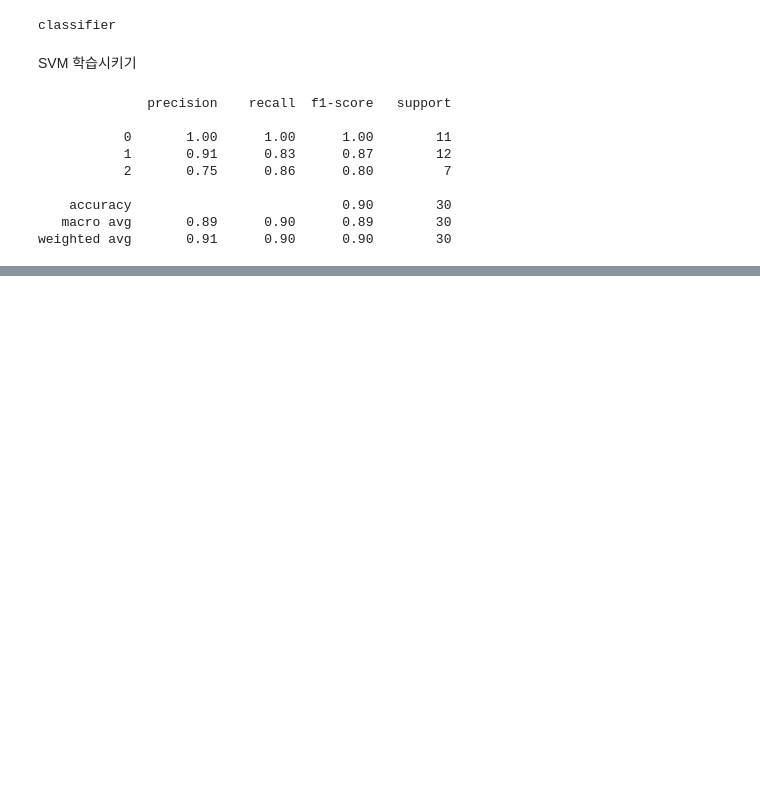
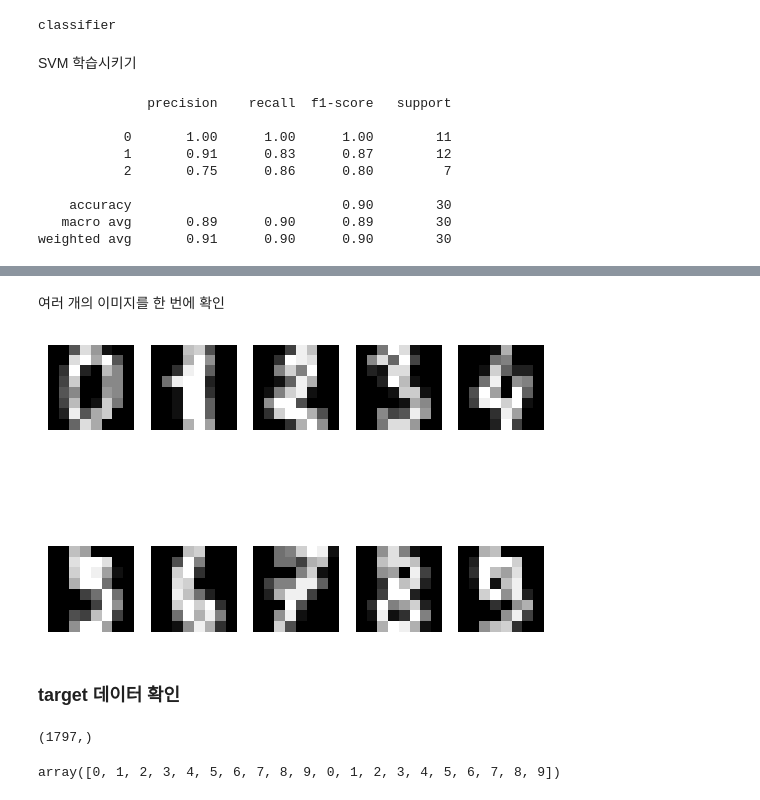
Before and after one commit to shualoalumin/Data-Analysis, a Jupyter notebook: data/IRIS.ipynb, the cells around one changed output, grey strips where cells are left out. Drawn from its saved outputs; the diff is of its cells as text; code cells hidden in the pictures; blank space fills up the shorter version.

```diff
--- a/data/IRIS.ipynb
+++ b/data/IRIS.ipynb
@@ -400,0 +548,22 @@ SGD는 배치 크기가 1인 경사하강법 알고리즘
+# %% [markdown]
+여러 개의 이미지를 한 번에 확인
+# %%
+for i in range(10):
+    plt.subplot(2, 5, i+1) # 10개의 이미지를 2행 5열로 표시
+    plt.imshow(digits.data[i].reshape(8, 8), cmap='gray')
+    # plt.imshow()는 (m,n) 형태의 데이터를 입력으로 받기 때문에
+    # 데이터셋 내의 1열로 펼쳐진 64개의 데이터를 원래의 이미지 형태인 (8,8)로 복원
+    # cmap은 해당 이미지의 색상을 지정(gray는 흑백으로 출력)
+    plt.axis('off') # 축을 보이지 않게 해줍니다.
+plt.show()
+# %% [output]
+[figure, added]
+# %% [markdown]
+### target 데이터 확인
+# %%
+digits_label = digits.target # 각 이미지가 나타내는 숫자를 의미합니다.
+print(digits_label.shape)
+digits_label[:20]
+# %% [output]
+(1797,)
+array([0, 1, 2, 3, 4, 5, 6, 7, 8, 9, 0, 1, 2, 3, 4, 5, 6, 7, 8, 9])
```
Also changed, not shown: parts of 33 cells of this notebook.
